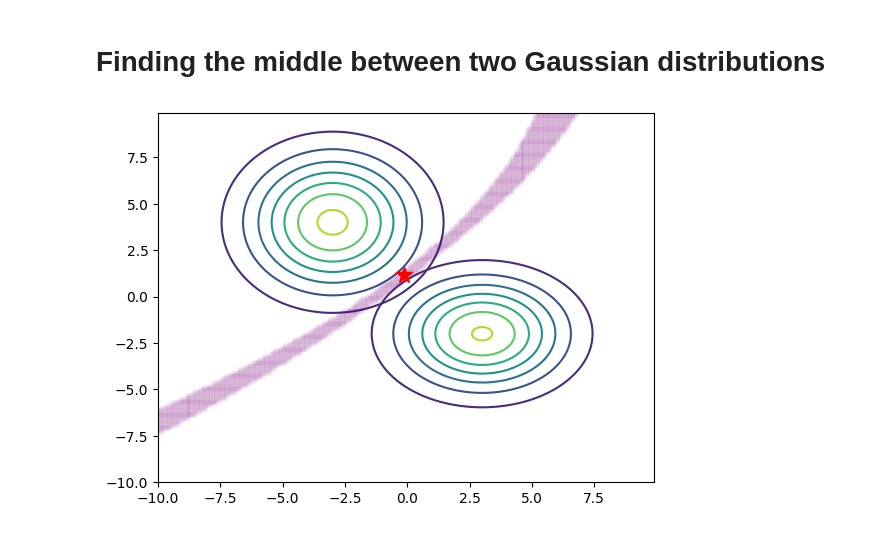
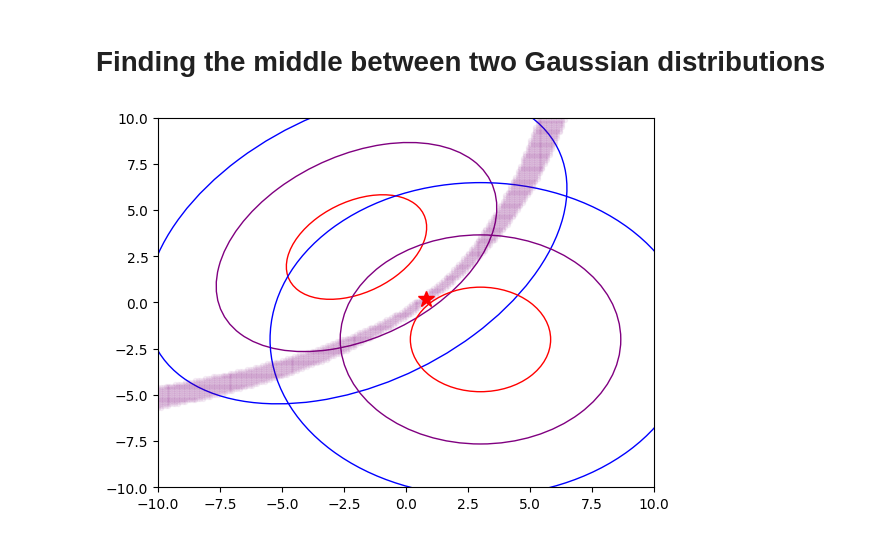
Before and after one commit to scottspurlock/random_research_ideas, a Jupyter notebook: distributions_and_distances.ipynb, the cells around one changed output. Drawn from its saved outputs; the diff is of its cells as text; code cells hidden in the pictures.

Commit message:
added confidence elipses

```diff
--- a/distributions_and_distances.ipynb
+++ b/distributions_and_distances.ipynb
@@ -5,55 +66,68 @@
 # %%
-import numpy as np
-import matplotlib.pyplot as plt
-from scipy.stats import multivariate_normal
-from scipy.spatial import distance
-
 # all the points
 x, y = np.mgrid[-10:10:.1, -10:10:.1]
 data = np.dstack((x, y)) # nx x ny x 2
 
 # distribution 1
-mu1 = np.array([-3, 4])
-sigma1 = np.array([[5, 0],
-                   [0, 6]])
+mu1 = np.array([-2, 3])
+sigma1 = np.array([[8, 3],
+                   [3, 8]])
 distribution1 = multivariate_normal(mu1, sigma1)
 z1 = distribution1.pdf(data)
 
 # distribution 2
 mu2 = np.array([3, -2])
-sigma2 = np.array([[5, 0.],
-                   [0, 4]])
+sigma2 = np.array([[8, 0.],
+                   [0, 8]])
 distribution2 = multivariate_normal(mu2, sigma2)
 z2 = distribution2.pdf(data)
 
 
 # plt.contourf(x, y, z1)
-plt.contour(x, y, z1)
-plt.contour(x, y, z2)
+# plt.contour(x, y, z1)
+# plt.contour(x, y, z2)
+plt.figure()
+confidence_ellipse(mu1, sigma1, plt.gca(), n_std=1, label=r'$1\sigma$', edgecolor='red')
+confidence_ellipse(mu1, sigma1, plt.gca(), n_std=2, label=r'$2\sigma$', edgecolor='purple')
+confidence_ellipse(mu1, sigma1, plt.gca(), n_std=3, label=r'$3\sigma$', edgecolor='blue')
+
+confidence_ellipse(mu2, sigma2, plt.gca(), n_std=1, label=r'$1\sigma$', edgecolor='red')
+confidence_ellipse(mu2, sigma2, plt.gca(), n_std=2, label=r'$2\sigma$', edgecolor='purple')
+confidence_ellipse(mu2, sigma2, plt.gca(), n_std=3, label=r'$3\sigma$', edgecolor='blue')
 
 # show points on the boundary between distributions
 positions = np.vstack([x.ravel(), y.ravel()]).T # gives n x 2
 for d in positions:
     # find the mahalanobis distance from the point to each mean
     dist1 = distance.mahalanobis(d, mu1, sigma1)
     dist2 = distance.mahalanobis(d, mu2, sigma2)
 
     # if this point in space is about equidistant from each mean
     if np.abs(dist1 - dist2) < 1 and dist2 < 40:
         plt.plot(d[0], d[1], '.', color='purple', alpha=0.05)
 
 # find the center point iteratively
 vec = mu1 - mu2
-mid = mu2 + 0.5 * vec
+ratio = 0.5
+mid = mu2 + ratio * vec
 dist1 = distance.mahalanobis(mid, mu1, sigma1)
 dist2 = distance.mahalanobis(mid, mu2, sigma2)
-while np.abs(dist1 - dist2) > 1e-3:
-    diff = dist1 - dist2
-    ratio = diff/dist1
+times = 0
+while np.abs(dist1 - dist2) > 1e-5 and times < 100:
+    times += 1
+    if dist1 > dist2:
+        ratio += 0.5 - dist2/(dist1+dist2)
+    else:
+        ratio -= 0.5 - dist1/(dist1+dist2)
+
     mid = mu2 + ratio * vec
+
     dist1 = distance.mahalanobis(mid, mu1, sigma1)
     dist2 = distance.mahalanobis(mid, mu2, sigma2)
 plt.plot(mid[0], mid[1], '*', color='red', markersize=12)
+
+plt.xlim((-10, 10))
+plt.ylim((-10, 10))
 plt.show()
 # %% [output]
-[figure, old version]
+[figure, new version]
```
Also changed, not shown: parts of 2 cells of this notebook.
